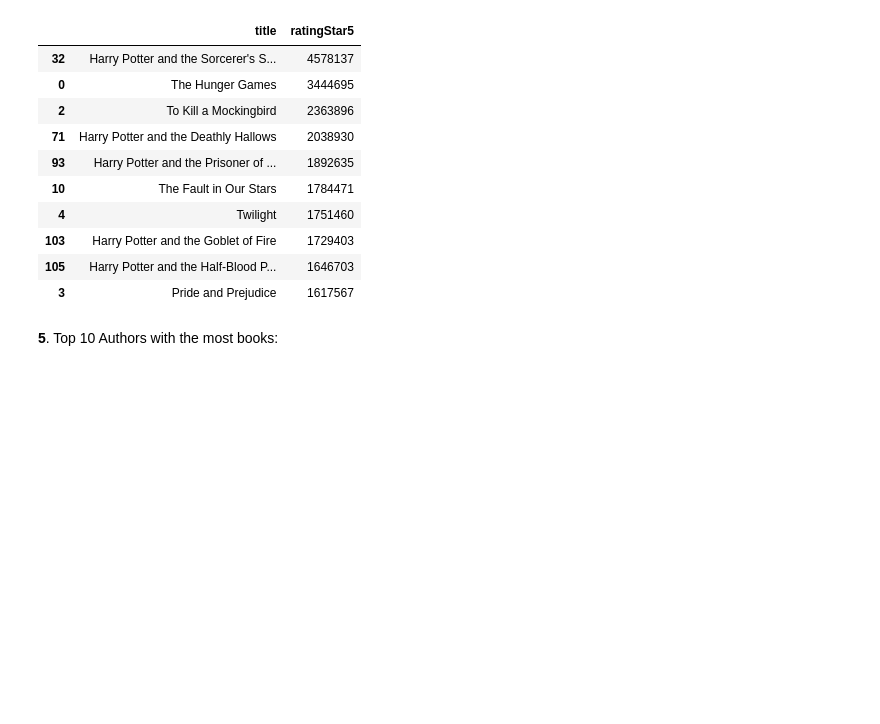
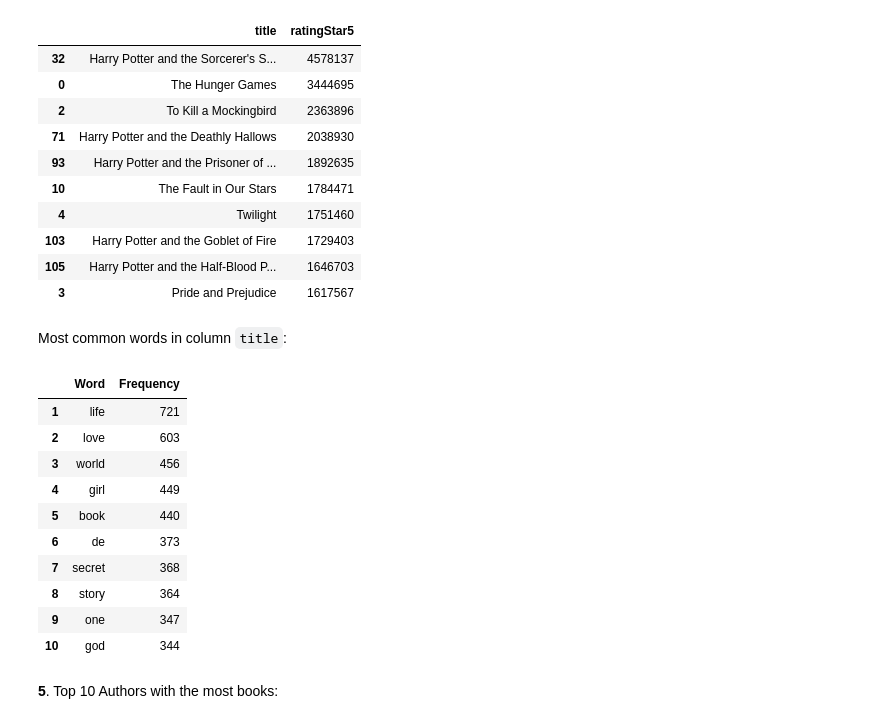
Before and after one commit to pspanoudakis/Data-Mining-Techniques-Projects, a Jupyter notebook: project2/GoodreadsBooks.ipynb, the cells around one changed output. Saved outputs shown, nothing was run; the diff lists cells and outputs as text; code cells hidden in the pictures; blank space fills up the shorter version.

```diff
--- a/project2/GoodreadsBooks.ipynb
+++ b/project2/GoodreadsBooks.ipynb
@@ -441,6 +441,41 @@ TopBooksAnswerGenerator().registerQuestions(questions).generateAnswers(dataDf)
 | 103 | Harry Potter and the Goblet of Fire | 1729403 |
 | 105 | Harry Potter and the Half-Blood P... | 1646703 |
 | 3 | Pride and Prejudice | 1617567 |
+# %%
+def getStopWordsSet():
+    stopWordsSet = set()
+    stopWordsSet.update(wordcloud.STOPWORDS)
+    stopWordsSet.update(nltk.corpus.stopwords.words('english'))
+    return stopWordsSet
+
+def displayMostCommonColumnWords(df: pd.DataFrame, col: str, n: int):
+    text = ' '.join(df[col]).lower()
+
+    results = WordCloud(stopwords=getStopWordsSet()).process_text(text)
+
+    resultsDf = pd.DataFrame(results.items())
+    resultsDf.columns = ['Word', 'Frequency']
+    resultsDf.sort_values(by='Frequency', inplace=True, ascending=False)
+    resultsDf.reset_index(drop=True, inplace=True)
+    resultsDf.index += 1
+
+    printMd(f'Most common words in column `{col}`:')
+    display(resultsDf.head(n))
+
+displayMostCommonColumnWords(dataDf, DataColumn.TITLE, 10)
+# %% [output]
+Most common words in column `title`:
+|  | Word | Frequency |
+| 1 | life | 721 |
+| 2 | love | 603 |
+| 3 | world | 456 |
+| 4 | girl | 449 |
+| 5 | book | 440 |
+| 6 | de | 373 |
+| 7 | secret | 368 |
+| 8 | story | 364 |
+| 9 | one | 347 |
+| 10 | god | 344 |
 # %%
 class TopColumnValuesQuestion(AnswerGeneratorQuestion):
     """
```
Also changed, not shown: parts of 2 cells of this notebook.
